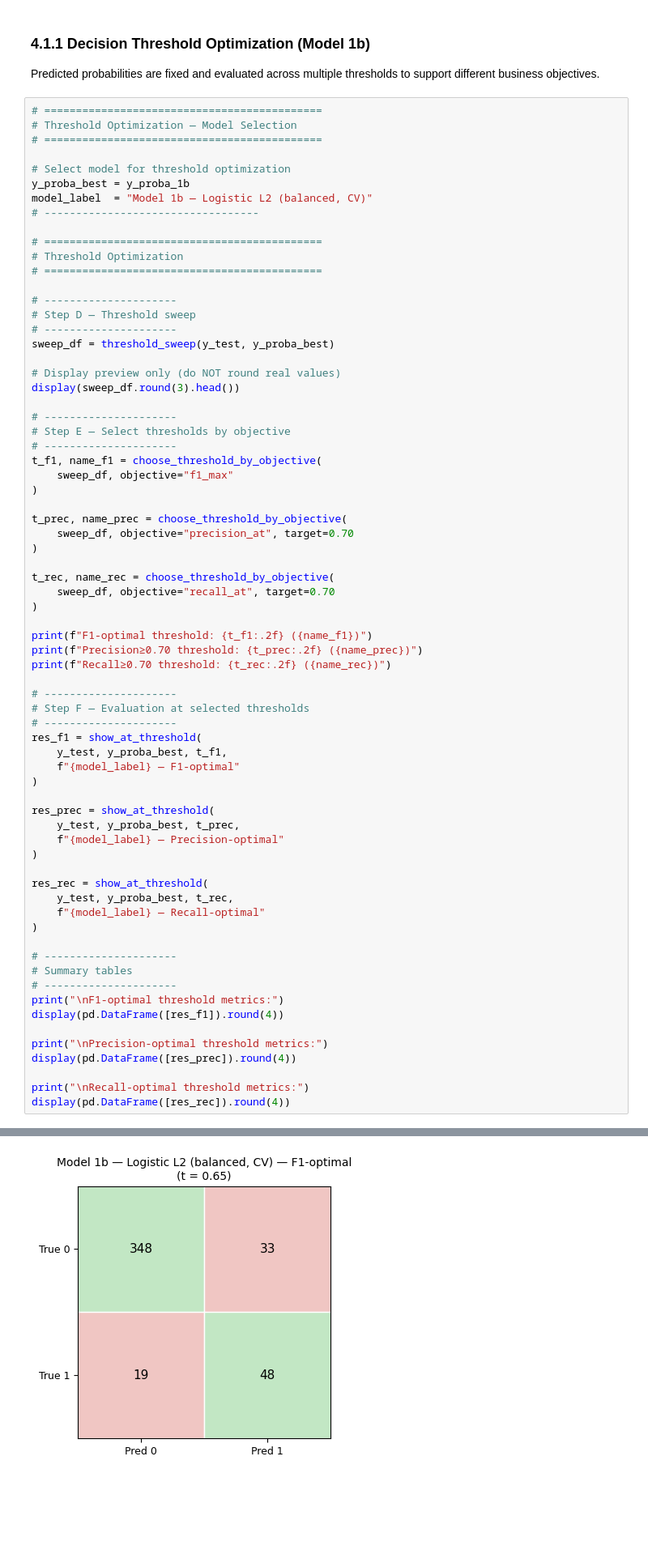
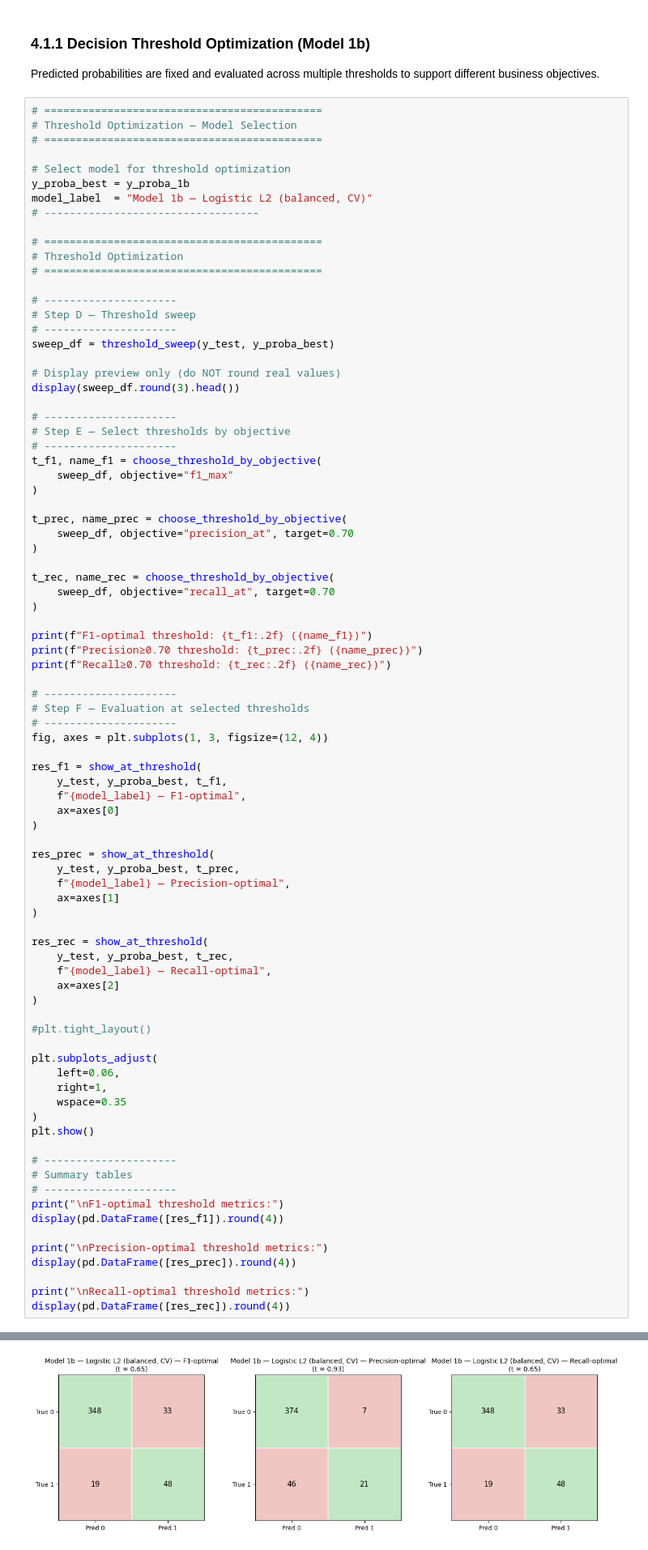
Before and after one commit to NazilaFazeli/Customer_Personality_Analysis, a Jupyter notebook: response_classification_pipeline.ipynb, the cells around one changed output, grey strips where cells are left out. Shown at 81% size. Saved outputs shown, nothing was run; the diff lists cells and outputs as text; blank space fills up the shorter version.

Commit message:
Improve threshold evaluation plots layout (side-by-side confusion matrices)

```diff
--- a/response_classification_pipeline.ipynb
+++ b/response_classification_pipeline.ipynb
@@ -1200,40 +1186,54 @@ print(f"Recall≥0.70 threshold: {t_rec:.2f} ({name_rec})")
 # ---------------------
 # Step F — Evaluation at selected thresholds
 # ---------------------
+fig, axes = plt.subplots(1, 3, figsize=(12, 4))
+
 res_f1 = show_at_threshold(
     y_test, y_proba_best, t_f1,
-    f"{model_label} — F1-optimal"
+    f"{model_label} — F1-optimal",
+    ax=axes[0]
 )
 
 res_prec = show_at_threshold(
     y_test, y_proba_best, t_prec,
-    f"{model_label} — Precision-optimal"
+    f"{model_label} — Precision-optimal",
+    ax=axes[1]
 )
 
 res_rec = show_at_threshold(
     y_test, y_proba_best, t_rec,
-    f"{model_label} — Recall-optimal"
+    f"{model_label} — Recall-optimal",
+    ax=axes[2]
 )
+
+#plt.tight_layout()
+
+plt.subplots_adjust(
+    left=0.06,
+    right=1,
+    wspace=0.35
+)
+plt.show()
 
 # ---------------------
 # Summary tables
 # ---------------------
 print("\nF1-optimal threshold metrics:")
 display(pd.DataFrame([res_f1]).round(4))
 
 print("\nPrecision-optimal threshold metrics:")
 display(pd.DataFrame([res_prec]).round(4))
 
 print("\nRecall-optimal threshold metrics:")
 display(pd.DataFrame([res_rec]).round(4))
 # %% [output]
 |  | threshold | accuracy | precision | specificity | recall | f1 | roc_auc | pr_auc |
 | 0 | 0.01 | 0.212 | 0.160 | 0.073 | 1.0 | 0.275 | 0.896 | 0.642 |
 | 1 | 0.02 | 0.263 | 0.169 | 0.134 | 1.0 | 0.289 | 0.896 | 0.642 |
 | 2 | 0.03 | 0.295 | 0.175 | 0.171 | 1.0 | 0.298 | 0.896 | 0.642 |
 | 3 | 0.04 | 0.346 | 0.186 | 0.231 | 1.0 | 0.314 | 0.896 | 0.642 |
 | 4 | 0.05 | 0.382 | 0.195 | 0.273 | 1.0 | 0.326 | 0.896 | 0.642 |
 F1-optimal threshold: 0.65 (F1-max)
 Precision≥0.70 threshold: 0.93 (precision≥0.7, max recall)
 Recall≥0.70 threshold: 0.65 (recall≥0.7, max precision)
-[figure, old version]
+[figure, new version]
```
Also changed, not shown: parts of 8 cells of this notebook, 1 other file.
